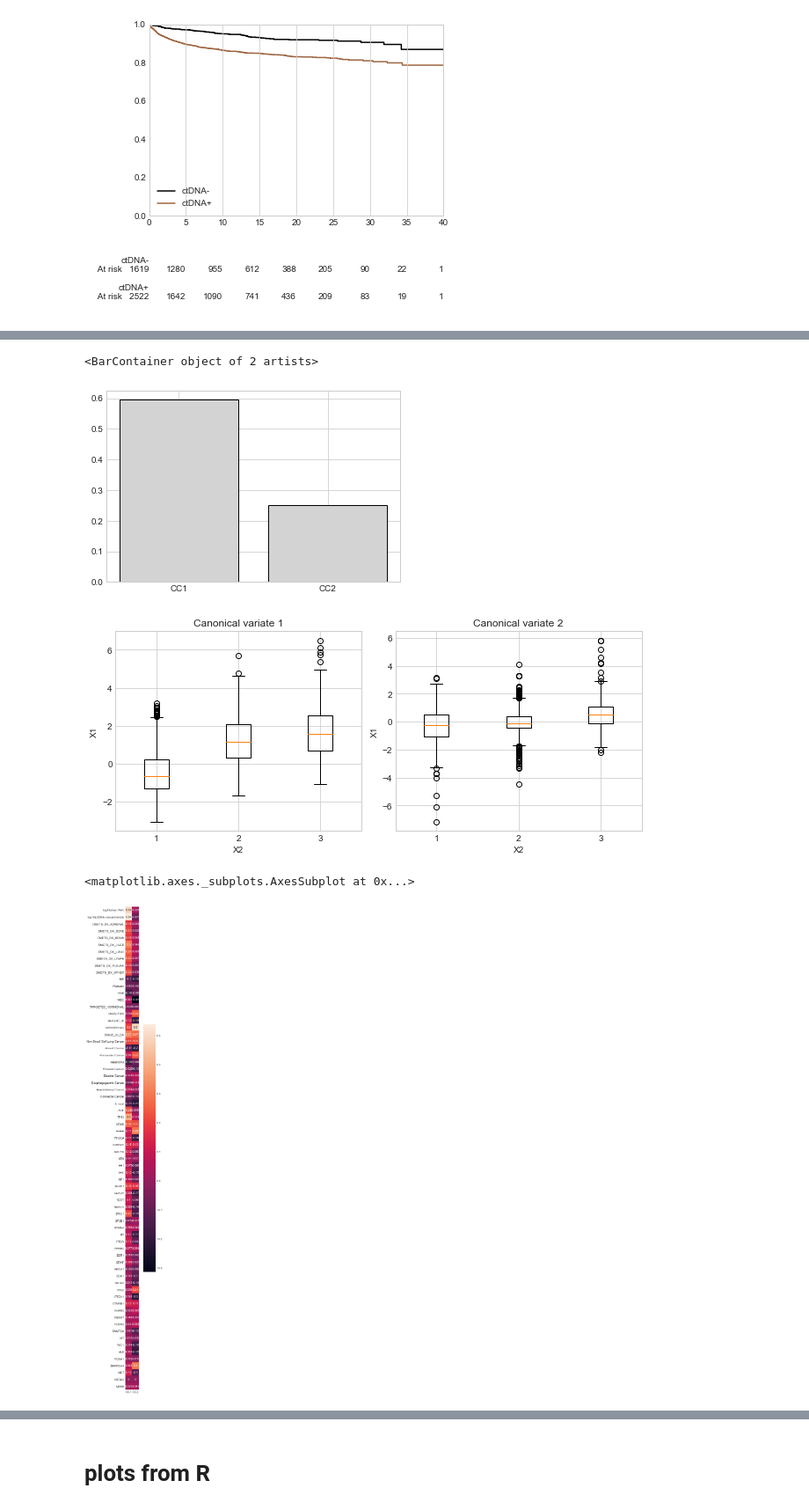
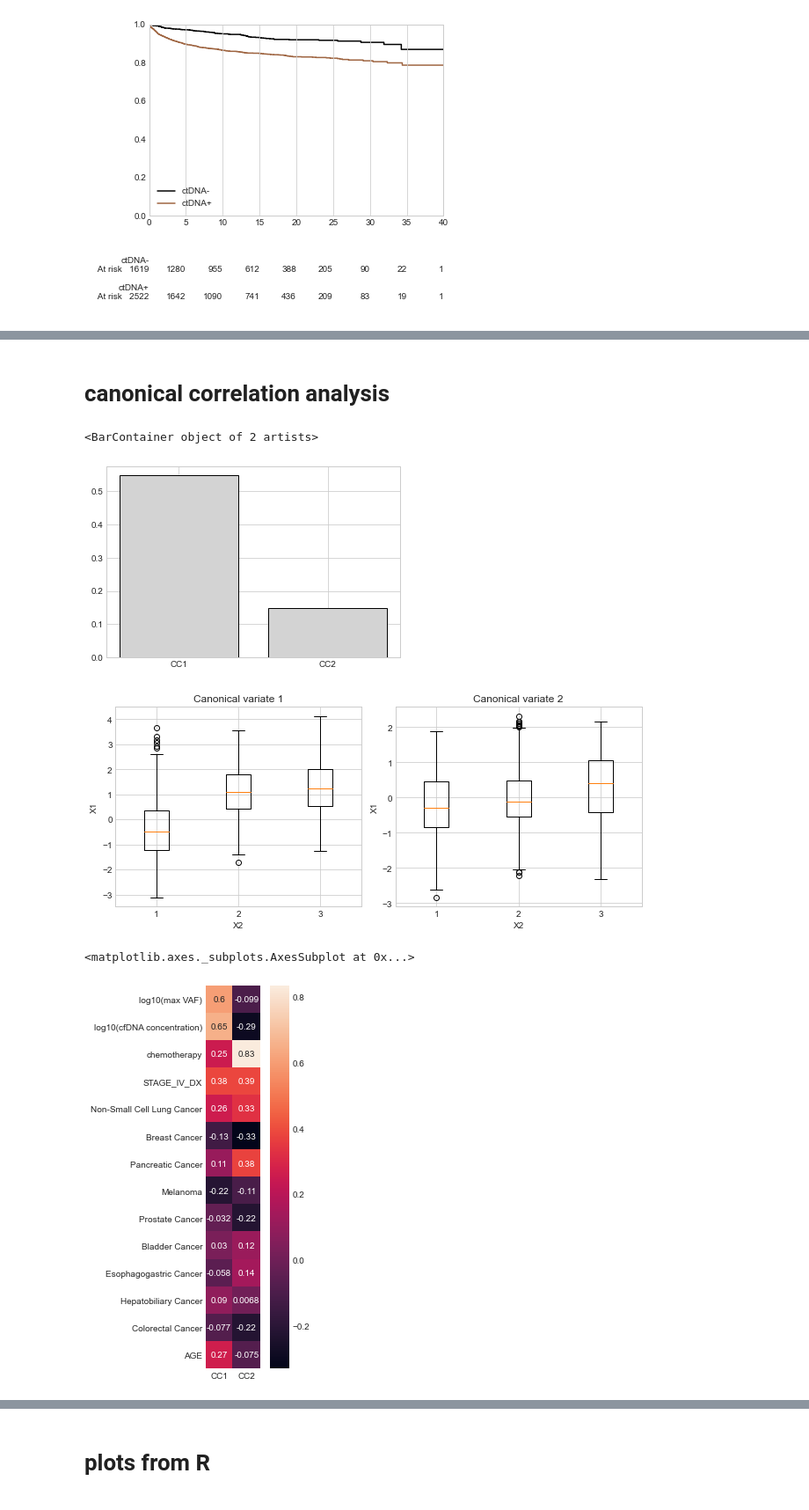
Before and after one commit to clinical-data-mining/ctDNA_CAT, a Jupyter notebook: code/VTE_visualize.ipynb, the cells around one changed output, grey strips where cells are left out. Shown at 88% size. Drawn from its saved outputs; the diff is of its cells as text; code cells hidden in the pictures.

```diff
--- a/code/VTE_visualize.ipynb
+++ b/code/VTE_visualize.ipynb
@@ -63,5 +75,6 @@ fig.savefig('ctDNA_CAT_discovery.pdf', format='pdf')
+# %% [markdown]
+# canonical correlation analysis
 # %%
-# canonical correlation analysis
 # based on example code: https://medium.com/@pozdrawiamzuzanna/canonical-correlation-analysis-simple-explanation-and-python-example-a5b8e97648d2
 
 # binarize based on events at 6 months
@@ -74,20 +87,20 @@ vte_6mo['VTE'] = vte_6mo['CAT_DEATH_ENDPT']==1
 vte_6mo['died'] = vte_6mo['CAT_DEATH_ENDPT']==2
 
 X1 = vte_6mo[['log10(max VAF)', 'log10(cfDNA concentration)',
-       'DMETS_DX_ADRENAL', 'DMETS_DX_BONE',
-       'DMETS_DX_BRAIN', 'DMETS_DX_LIVER', 'DMETS_DX_LUNG', 'DMETS_DX_LYMPH',
-       'DMETS_DX_PLEURA', 'DMETS_DX_OTHER', 'BMI',
-       'Platelets', 'HGB', 'WBC', #'VTEHX',
-       'TARGETED_HORMONAL', 'PARALYSIS', 'RECENT_IP',
+       #'DMETS_DX_ADRENAL', 'DMETS_DX_BONE',
+       #'DMETS_DX_BRAIN', 'DMETS_DX_LIVER', 'DMETS_DX_LUNG', 'DMETS_DX_LYMPH',
+       #'DMETS_DX_PLEURA', 'DMETS_DX_OTHER', 'BMI',
+       #'Platelets', 'HGB', 'WBC', #'VTEHX',
+       #'TARGETED_HORMONAL', 'PARALYSIS', 'RECENT_IP',
        'chemotherapy', 'STAGE_IV_DX', 'Non-Small Cell Lung Cancer', 'Breast Cancer',
        'Pancreatic Cancer', 'Melanoma', 'Prostate Cancer', 'Bladder Cancer',
        'Esophagogastric Cancer', 'Hepatobiliary Cancer', 'Colorectal Cancer',
-       'lt_start', 'AGE', 'TP53', 'KRAS', 'EGFR', 'PIK3CA', 'CDKN2A', 'ARID1A',
-       'ATM', 'RB1', 'APC', 'NF1', 'KEAP1', 'BRCA2', 'TERT', 'SMAD4', 'STK11',
-       'SF3B1', 'KDM6A', 'AR', 'PTEN', 'ERBB2', 'ESR1', 'BRAF', 'BRCA1',
-       'CDH1', 'GATA3', 'TSC2', 'PTCH1', 'CTNNB1', 'FGFR2', 'FBXW7', 'FGFR3',
-       'DNMT3A', 'KIT', 'TSC1', 'ALK', 'FOXA1', 'SMARCA4', 'MET', 'NTRK3',
-       'MSH6']].fillna(0) # variable (x) columns
+       #'lt_start', 'TP53', 'KRAS', 'EGFR', 'PIK3CA', 'CDKN2A', 'ARID1A',
+       #'ATM', 'RB1', 'APC', 'NF1', 'KEAP1', 'BRCA2', 'TERT', 'SMAD4', 'STK11',
+       #'SF3B1', 'KDM6A', 'AR', 'PTEN', 'ERBB2', 'ESR1', 'BRAF', 'BRCA1',
+       #'CDH1', 'GATA3', 'TSC2', 'PTCH1', 'CTNNB1', 'FGFR2', 'FBXW7', 'FGFR3',
+       #'DNMT3A', 'KIT', 'TSC1', 'ALK', 'FOXA1', 'SMARCA4', 'MET', 'NTRK3','MSH6',
+       'AGE']].fillna(0) # variable (x) columns
 X2 = vte_6mo[['VTE','died']] # event (y) columns
 
 scaler = StandardScaler()
@@ -102,7 +115,7 @@ comp_corr = [np.corrcoef(X1_c[:, i], X2_c[:, i])[1][0] for i in range(n_comp)]
 plt.bar(['CC1', 'CC2'], comp_corr, color='lightgrey', width = 0.8, edgecolor='k')
 # %% [output]
 <BarContainer object of 2 artists>
-[figure, old version]
+[figure, new version]
 # %%
 # visualize correlations between CC1 and CC2 for
 
@@ -126,14 +139,16 @@ for i in range(n_comp):
     ax[i].set_title('Canonical variate '+str(i+1))
 fig.tight_layout()
 # %% [output]
-[figure, old version]
+[figure, new version]
 # %%
 x_loadings = pd.DataFrame(data=cca.x_loadings_,columns = ['CC1','CC2'],index=X1.columns)
-fig,ax=plt.subplots(figsize=(5,30))
+fig,ax=plt.subplots(figsize=(4,8))
 sns.heatmap(x_loadings,annot=True,square=True,ax=ax)
+
+x_loadings.T.to_csv('CCA_x_loadings.csv')
 # %% [output]
 <matplotlib.axes._subplots.AxesSubplot at 0x...>
-[figure, old version]
+[figure, new version]
 # %%
 y_loadings = pd.DataFrame(data=cca.y_loadings_,columns = ['CC1','CC2'],index=X2.columns)
 sns.heatmap(y_loadings,annot=True,square=True)
```
Also changed, not shown: parts of 6 cells of this notebook, 12 other files.
